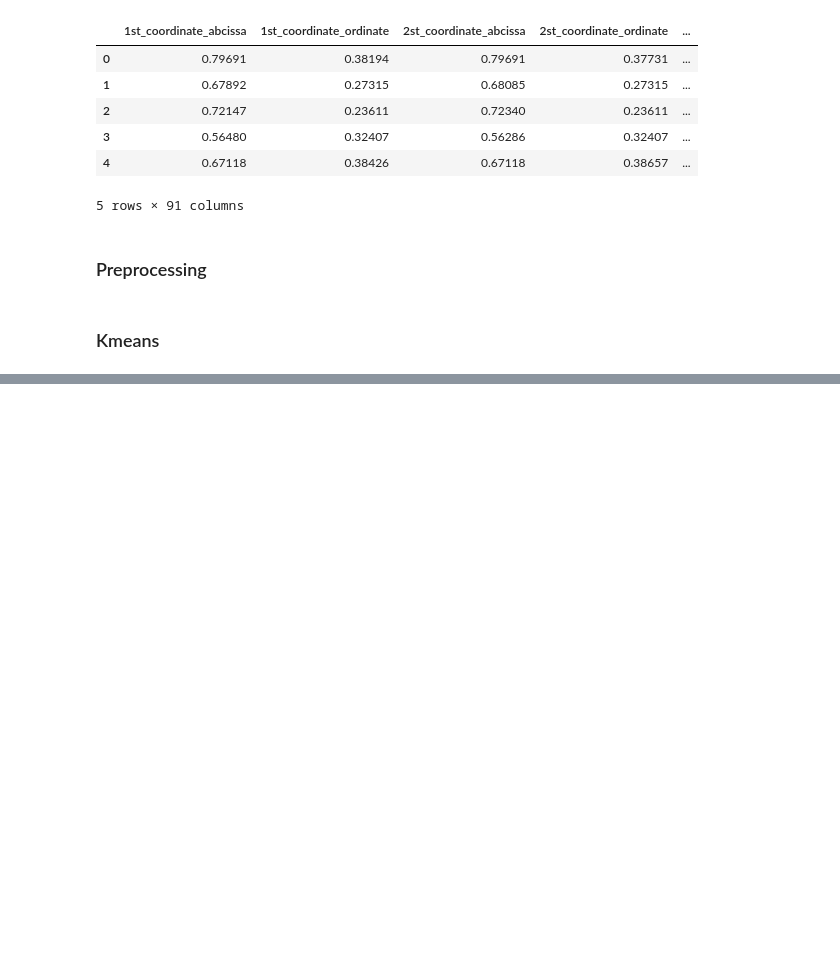
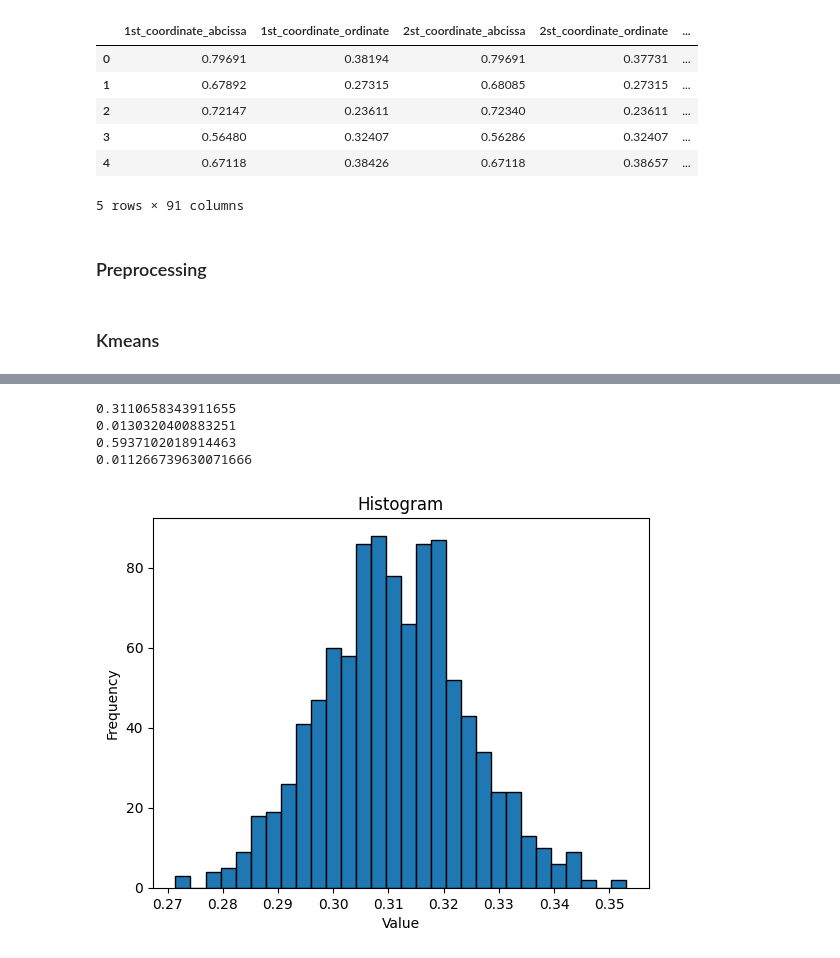
Before and after one commit to Ttantivi/Python_Practice, a Jupyter notebook: Notebooks/Pset4/kmeans_Hier_Clustering.ipynb, the cells around one changed output, grey strips where cells are left out. Saved outputs shown, nothing was run; the diff lists cells and outputs as text; code cells hidden in the pictures; blank space fills up the shorter version.

Commit message:
Finished histograms

```diff
--- a/Notebooks/Pset4/kmeans_Hier_Clustering.ipynb
+++ b/Notebooks/Pset4/kmeans_Hier_Clustering.ipynb
@@ -44,16 +45,27 @@ scaled_data = pd.DataFrame(scaled_preds, columns=predictors.columns)
 scaled_df = pd.concat([scaled_data, labels], axis = 1)
 # %% [markdown]
 ### Kmeans
+# %%
+ari = np.zeros(1000)
+nmi = np.zeros(1000)
 # %%
-# Initializing KMeans object
-kmeans = KMeans(n_clusters = 15)
+import warnings
 
-# Fit the KMeans model to the data
-kmeans.fit(scaled_df.drop('Class', axis=1))
+# Filter FutureWarnings
+warnings.filterwarnings('ignore', category=FutureWarning)
 
-# Get the cluster labels for each data point
-pred_labels = kmeans.labels_
+# for loop from 1 to 1000
+for i in range(0, 1000):
 
-# get the scores
-ari = adjusted_rand_score(labels, pred_labels)
-nim = normalized_mutual_info_score(labels, pred_labels)
+    # Initializing KMeans object
+    kmeans = KMeans(n_clusters = 15)
+
+    # Fit the KMeans model to the data
+    kmeans.fit(scaled_df.drop('Class', axis=1))
+
+    # Get the cluster labels for each data point
+    pred_labels = kmeans.labels_
+
+    # get the scores
+    ari[i] = adjusted_rand_score(labels, pred_labels)
+    nmi[i] = normalized_mutual_info_score(labels, pred_labels)
@@ -62,0 +72,26 @@ nim = normalized_mutual_info_score(labels, pred_labels)
+# %%
+# getting summary statistics for ari
+print(np.mean(ari))
+print(np.std(ari))
+
+# getting summary statistics for ari
+print(np.mean(nmi))
+print(np.std(nmi))
+# %% [output]
+0.3110658343911655
+0.0130320400883251
+0.5937102018914463
+0.011266739630071666
+# %%
+# ari histogram
+plt.hist(ari, bins=30, edgecolor='black')
+
+# Add labels and title
+plt.xlabel('Value')
+plt.ylabel('Frequency')
+plt.title('Histogram')
+
+# Display the plot
+plt.show()
+# %% [output]
+[figure, added]
```
Also changed, not shown: parts of 3 cells of this notebook.
